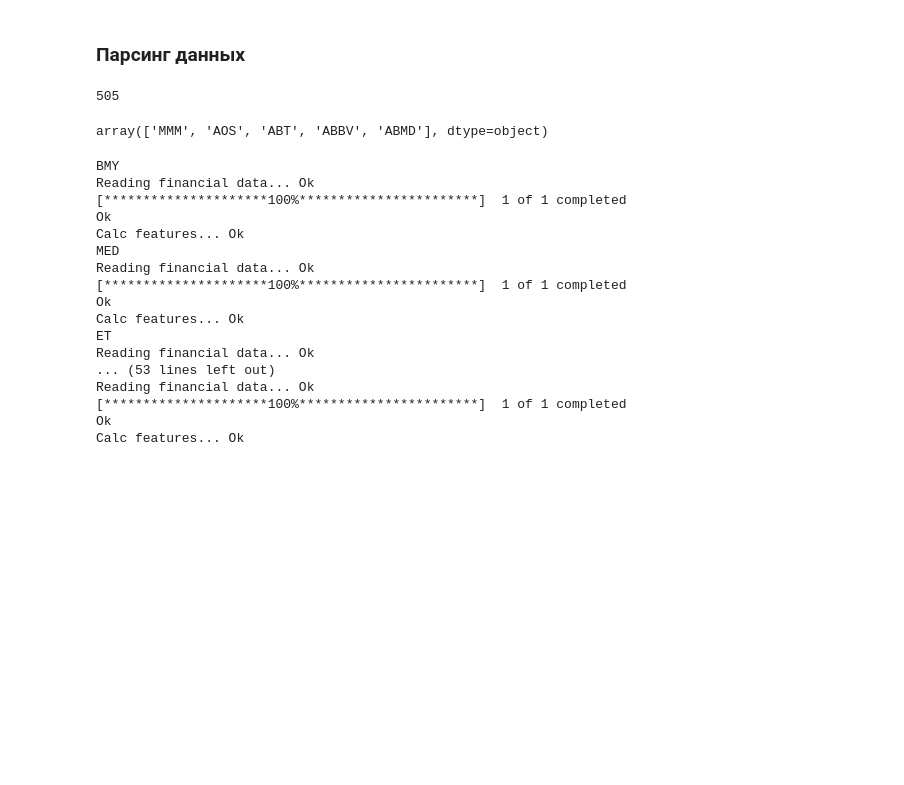
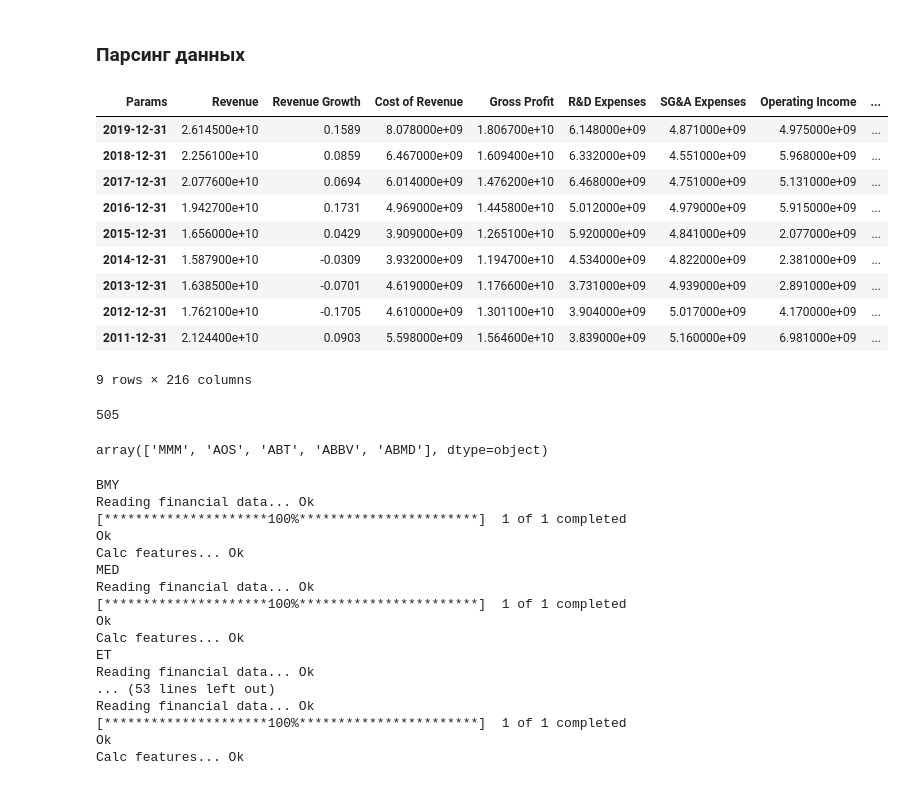
Before and after one commit to bgodlin/dividend_analysis, a Jupyter notebook: dividend_analysis.ipynb, the cells around one changed output. Drawn from its saved outputs; the diff is of its cells as text; code cells hidden in the pictures; blank space fills up the shorter version.

```diff
--- a/dividend_analysis.ipynb
+++ b/dividend_analysis.ipynb
@@ -15,6 +21,7 @@ warnings.filterwarnings('ignore')
 # %% [markdown]
 ### Парсинг данных
 # %%
+# Get financial data func
 def get_financials_data(ticker, freq='A'):
     income_url = f'https://stockrow.com/api/companies/{ticker}/financials.xlsx?dimension={freq}&section=Income%20Statement&sort=desc'
     balance_url = f'https://stockrow.com/api/companies/{ticker}/financials.xlsx?dimension={freq}&section=Balance%20Sheet&sort=desc'
@@ -22,18 +29,35 @@ def get_financials_data(ticker, freq='A'):
     metrics_url = f'https://stockrow.com/api/companies/{ticker}/financials.xlsx?dimension={freq}&section=Metrics&sort=desc'
     growth_url = f'https://stockrow.com/api/companies/{ticker}/financials.xlsx?dimension={freq}&section=Growth&sort=desc'
 
+    # Load xlsx files
     income_df = pd.read_excel(income_url)
     balance_df = pd.read_excel(balance_url)
     cash_df = pd.read_excel(cash_url)
     metrics_df = pd.read_excel(metrics_url)
     growth_df = pd.read_excel(growth_url)
 
+    # Merge and process all data
     financial_df = pd.concat([income_df, balance_df, cash_df, metrics_df, growth_df], axis=0, ignore_index=True)
-    financial_df = financial_df.set_index('Unnamed: 0')
-    del financial_df.index.name
+    financial_df = financial_df.rename(columns={'Unnamed: 0': 'Params'}).set_index('Params')
     financial_df = financial_df.T
     financial_df.index = financial_df.index.to_series().apply(lambda x: x.date())
+
     return financial_df
+# %%
+ticker, freq = 'BMY', 'A'
+get_financials_data(ticker, freq).head(100)
+# %% [output]
+| Params | Revenue | Revenue Growth | Cost of Revenue | Gross Profit | R&D Expenses | SG&A Expenses | Operating Income | ... |
+| 2019-12-31 | 2.614500e+10 | 0.1589 | 8.078000e+09 | 1.806700e+10 | 6.148000e+09 | 4.871000e+09 | 4.975000e+09 | ... |
+| 2018-12-31 | 2.256100e+10 | 0.0859 | 6.467000e+09 | 1.609400e+10 | 6.332000e+09 | 4.551000e+09 | 5.968000e+09 | ... |
+| 2017-12-31 | 2.077600e+10 | 0.0694 | 6.014000e+09 | 1.476200e+10 | 6.468000e+09 | 4.751000e+09 | 5.131000e+09 | ... |
+| 2016-12-31 | 1.942700e+10 | 0.1731 | 4.969000e+09 | 1.445800e+10 | 5.012000e+09 | 4.979000e+09 | 5.915000e+09 | ... |
+| 2015-12-31 | 1.656000e+10 | 0.0429 | 3.909000e+09 | 1.265100e+10 | 5.920000e+09 | 4.841000e+09 | 2.077000e+09 | ... |
+| 2014-12-31 | 1.587900e+10 | -0.0309 | 3.932000e+09 | 1.194700e+10 | 4.534000e+09 | 4.822000e+09 | 2.381000e+09 | ... |
+| 2013-12-31 | 1.638500e+10 | -0.0701 | 4.619000e+09 | 1.176600e+10 | 3.731000e+09 | 4.939000e+09 | 2.891000e+09 | ... |
+| 2012-12-31 | 1.762100e+10 | -0.1705 | 4.610000e+09 | 1.301100e+10 | 3.904000e+09 | 5.017000e+09 | 4.170000e+09 | ... |
+| 2011-12-31 | 2.124400e+10 | 0.0903 | 5.598000e+09 | 1.564600e+10 | 3.839000e+09 | 5.160000e+09 | 6.981000e+09 | ... |
+9 rows × 216 columns
 # %%
 def calc_dsi(divs, window):
     y_max = 0
```
Also changed, not shown: parts of 4 cells of this notebook.
